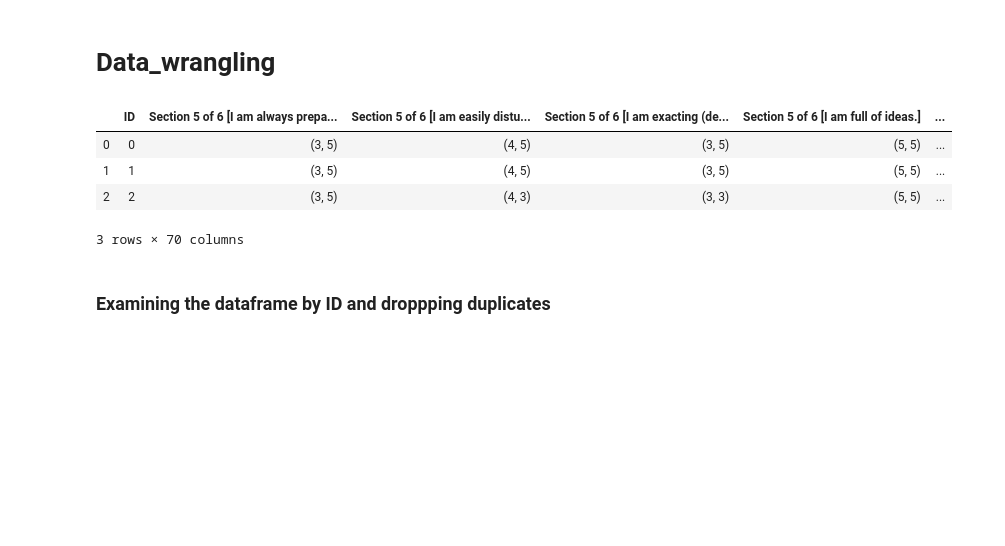
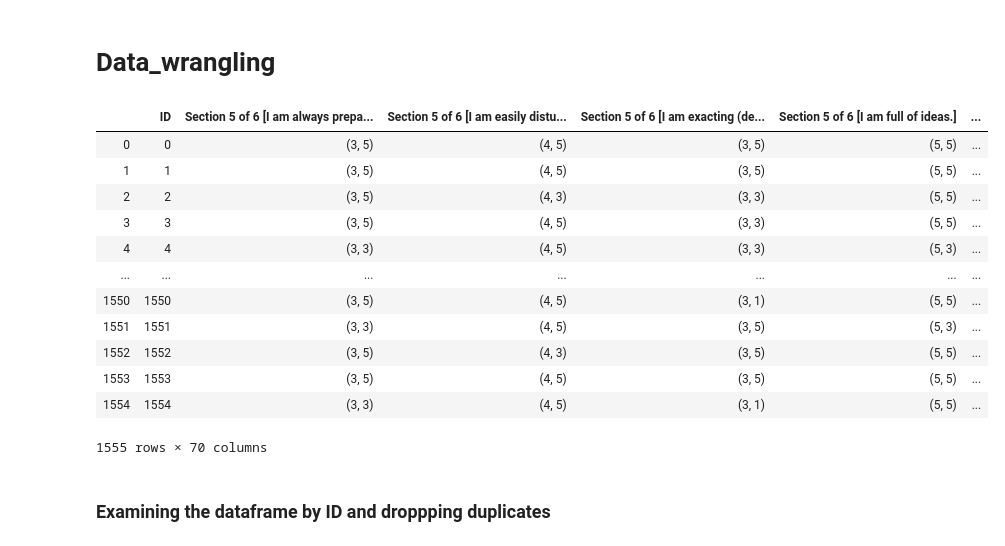
Before and after one commit to KhomotsoT/Data-wrangling, a Jupyter notebook: Data_wrangling.ipynb, the cells around one changed output. Drawn from its saved outputs; the diff is of its cells as text; code cells hidden in the pictures; blank space fills up the shorter version.

```diff
--- a/Data_wrangling.ipynb
+++ b/Data_wrangling.ipynb
@@ -11,13 +11,21 @@ warnings.filterwarnings('ignore')
 personality_data = pd.read_csv('personality_scores.csv', sep=';')
 department_data =pd.read_csv('departments.csv', sep=';')
 # %%
-personality_data.head(3)
+personality_data
 # %% [output]
 |  | ID | Section 5 of 6 [I am always prepa... | Section 5 of 6 [I am easily distu... | Section 5 of 6 [I am exacting (de... | Section 5 of 6 [I am full of ideas.] | ... |
 | 0 | 0 | (3, 5) | (4, 5) | (3, 5) | (5, 5) | ... |
 | 1 | 1 | (3, 5) | (4, 5) | (3, 5) | (5, 5) | ... |
 | 2 | 2 | (3, 5) | (4, 3) | (3, 3) | (5, 5) | ... |
+| 3 | 3 | (3, 5) | (4, 5) | (3, 3) | (5, 5) | ... |
+| 4 | 4 | (3, 3) | (4, 5) | (3, 3) | (5, 3) | ... |
+| ... | ... | ... | ... | ... | ... | ... |
+| 1550 | 1550 | (3, 5) | (4, 5) | (3, 1) | (5, 5) | ... |
+| 1551 | 1551 | (3, 3) | (4, 5) | (3, 5) | (5, 3) | ... |
+| 1552 | 1552 | (3, 5) | (4, 3) | (3, 5) | (5, 5) | ... |
+| 1553 | 1553 | (3, 5) | (4, 5) | (3, 5) | (5, 5) | ... |
+| 1554 | 1554 | (3, 3) | (4, 5) | (3, 1) | (5, 5) | ... |
-3 rows × 70 columns
+1555 rows × 70 columns
 # %% [markdown]
 ### Examining the dataframe by ID and droppping duplicates
 # %%
```
Also changed, not shown: parts of 7 cells of this notebook.
